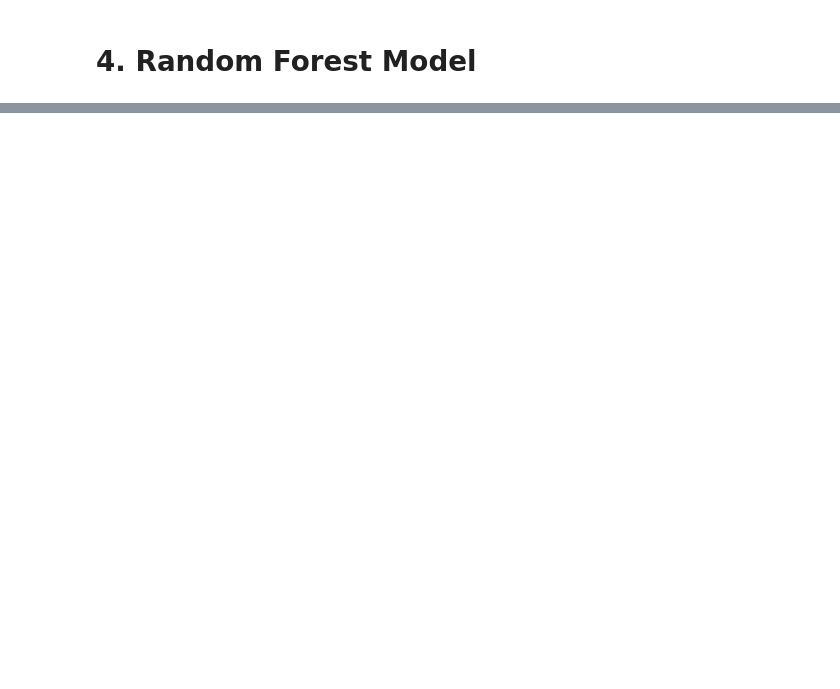
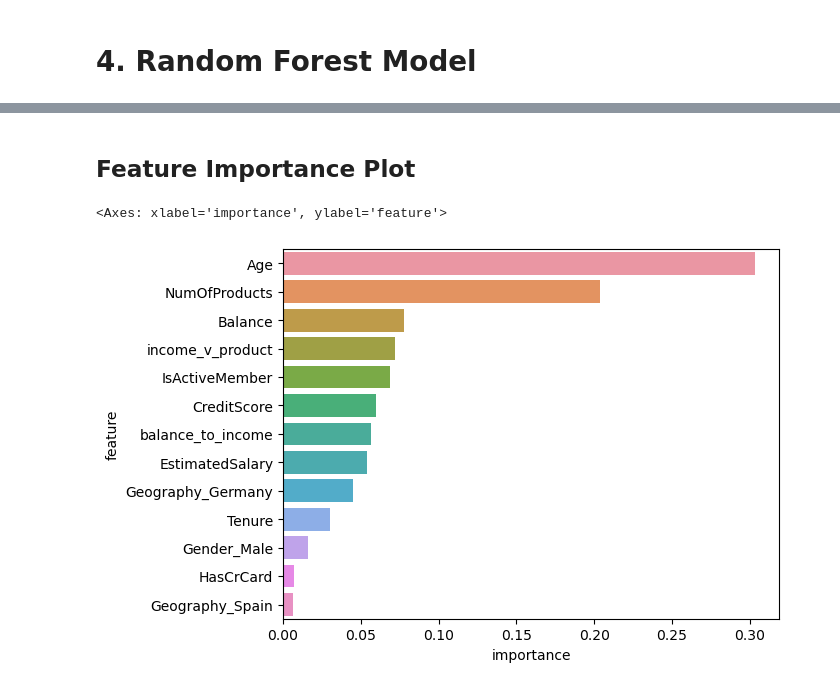
Before and after one commit to aojrzynski/Data-Science-Projects, a Jupyter notebook: Bank Customer Classification/Notebooks/Bank_Customer_Classification.ipynb, the cells around one changed output, grey strips where cells are left out. Drawn from its saved outputs; the diff is of its cells as text; code cells hidden in the pictures; blank space fills up the shorter version.

```diff
--- a/Bank Customer Classification/Notebooks/Bank Customer Classification.ipynb
+++ b/Bank Customer Classification/Notebooks/Bank_Customer_Classification.ipynb
@@ -335,0 +648,15 @@ recall_score(y_test, lr.predict_proba(X_test)[:, 1] > 0.34)
+# %%
+# Train Random Forest using best hyperparameters found
+rf = RandomForestClassifier(**{
+    'n_estimators': 90,
+    'min_samples_leaf': 5,
+    'max_samples': 0.5,
+    'max_depth': 10,
+    'bootstrap': True
+})
+
+rf = rf.fit(X_train, y_train)
+
+# Evaluate final model performance
+print(f"Train Accuracy: {rf.score(X_train, y_train)}")
+print(f"Test Accuracy: {rf.score(X_test, y_test)}")
@@ -335,0 +698,16 @@ recall_score(y_test, lr.predict_proba(X_test)[:, 1] > 0.34)
+# %% [markdown]
+## Feature Importance Plot
+# %%
+# Extract and sort feature importances from the trained Random Forest
+importance = pd.DataFrame(
+    {
+        "feature": X_train.columns,
+        "importance": rf.feature_importances_
+    }
+).sort_values("importance", ascending=False).iloc[:20]
+
+# Plot top 20 most important features
+sns.barplot(importance, x="importance", y="feature")
+# %% [output]
+<Axes: xlabel='importance', ylabel='feature'>
+[figure, added]
```
Also changed, not shown: parts of 67 cells of this notebook, 1 other file.
